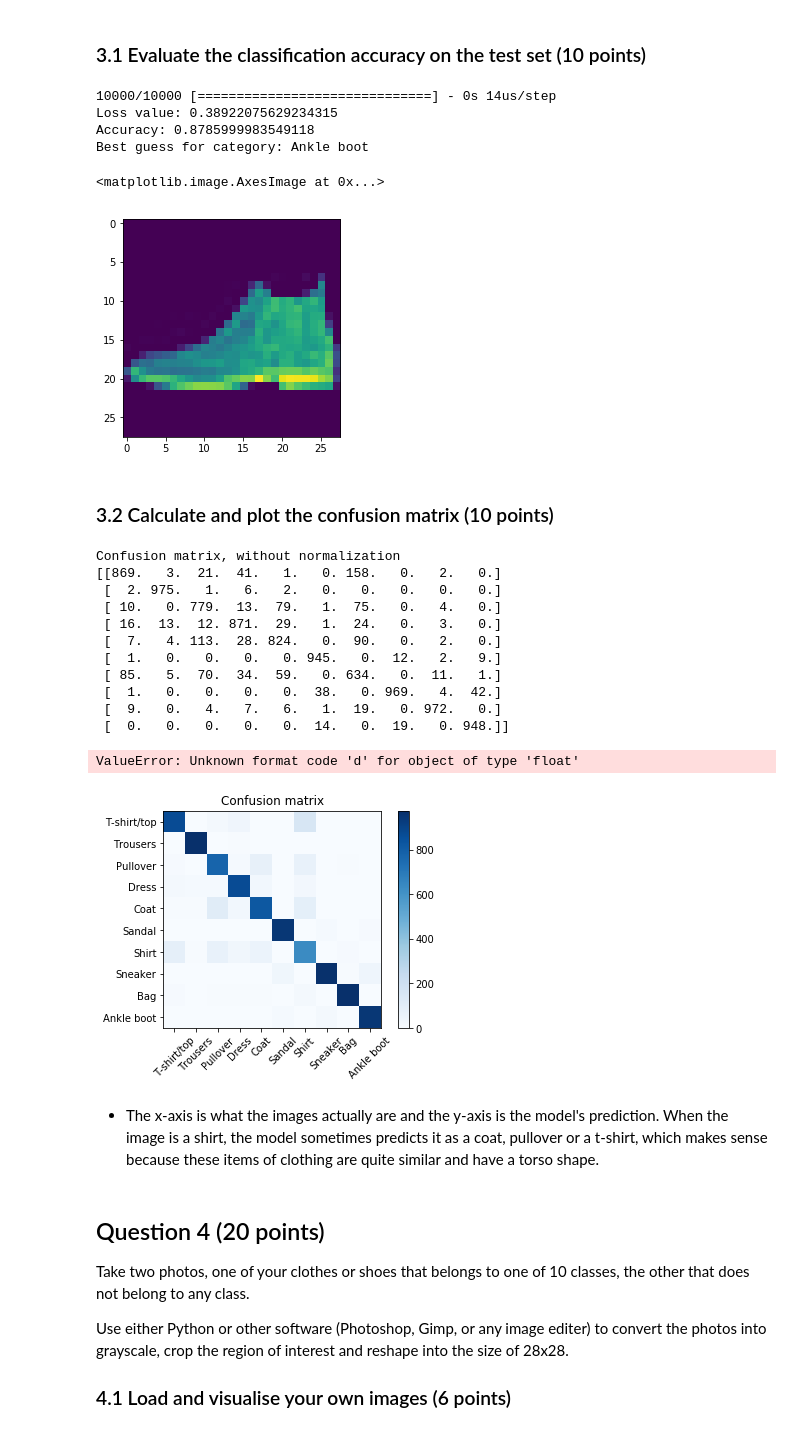
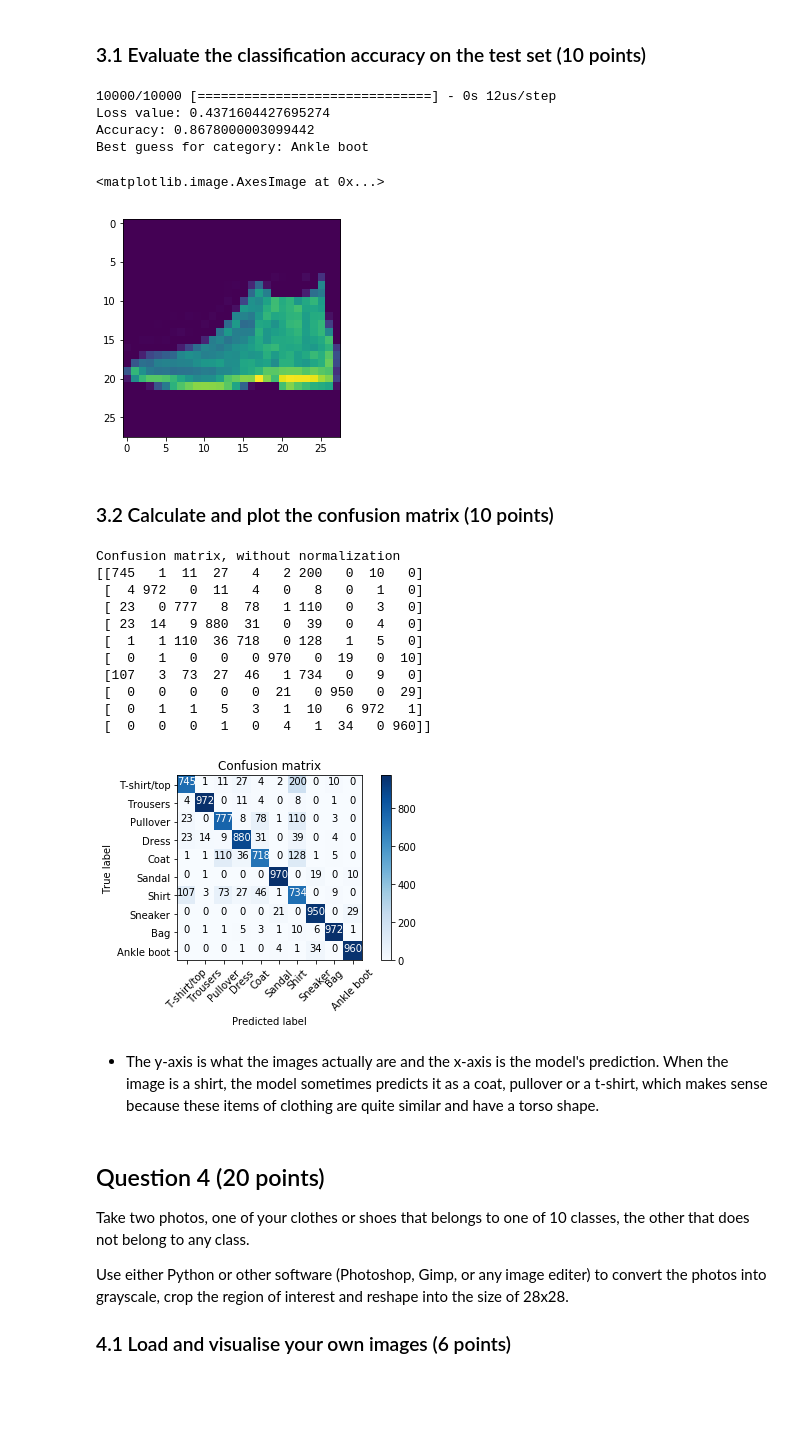
Before and after one commit to KaneKnight/ComputerVision2018-19, a Jupyter notebook: coursework_2/coursework_2.ipynb, the cells around one changed output. Drawn from its saved outputs; the diff is of its cells as text; code cells hidden in the pictures; blank space fills up the shorter version.

```diff
--- a/coursework_2/coursework_2.ipynb
+++ b/coursework_2/coursework_2.ipynb
@@ -189,7 +189,7 @@ y_test = keras.utils.to_categorical(y_test, num_classes)
 # %%
 model = keras.models.Sequential()
 model.add(Dense(784, input_dim=784))
-model.add(Dropout(0.1))
+model.add(Dropout(0.35))
 model.add(Activation('relu'))
 model.add(Dense(300))
 model.add(Activation('relu'))
@@ -261,6 +261,7 @@ def plot_confusion_matrix(cm, classes, normalize=False, title='Confusion matrix'
         normalize: normalize the matrix so that each row amounts to one
         cmap: color map
     """
+    cm=cm.astype(int)
     if normalize:
         cm = cm.astype('float') / cm.sum(axis=1)[:, np.newaxis]
         print("Normalized confusion matrix")
@@ -295,9 +296,9 @@ category = np.argmax(pre)
 print("Best guess for category: %s" % classes[category])
 plt.imshow(x_test_reshaped[0])
 # %% [output]
-10000/10000 [==============================] - 0s 14us/step
-Loss value: 0.38922075629234315
-Accuracy: 0.8785999983549118
+10000/10000 [==============================] - 0s 12us/step
+Loss value: 0.4371604427695274
+Accuracy: 0.8678000003099442
 Best guess for category: Ankle boot
 <matplotlib.image.AxesImage at 0x...>
 [figure]
@@ -306,31 +307,30 @@ Best guess for category: Ankle boot
 # %%
 predictions = model.predict(x=x_test)
 matrix = np.zeros((10, 10))
 
 for i in range(len(predictions)):
     pre = predictions[i]
     guess = np.argmax(pre)
     real = y_test[i]
     actual = np.argmax(real)
-    matrix[guess][actual] += 1
+    matrix[actual][guess] += 1
 
 plot_confusion_matrix(matrix, list(classes.values()))
 # %% [output]
 Confusion matrix, without normalization
-[[869.   3.  21.  41.   1.   0. 158.   0.   2.   0.]
- [  2. 975.   1.   6.   2.   0.   0.   0.   0.   0.]
- [ 10.   0. 779.  13.  79.   1.  75.   0.   4.   0.]
- [ 16.  13.  12. 871.  29.   1.  24.   0.   3.   0.]
- [  7.   4. 113.  28. 824.   0.  90.   0.   2.   0.]
- [  1.   0.   0.   0.   0. 945.   0.  12.   2.   9.]
- [ 85.   5.  70.  34.  59.   0. 634.   0.  11.   1.]
- [  1.   0.   0.   0.   0.  38.   0. 969.   4.  42.]
- [  9.   0.   4.   7.   6.   1.  19.   0. 972.   0.]
- [  0.   0.   0.   0.   0.  14.   0.  19.   0. 948.]]
+[[745   1  11  27   4   2 200   0  10   0]
+ [  4 972   0  11   4   0   8   0   1   0]
+ [ 23   0 777   8  78   1 110   0   3   0]
+ [ 23  14   9 880  31   0  39   0   4   0]
+ [  1   1 110  36 718   0 128   1   5   0]
+ [  0   1   0   0   0 970   0  19   0  10]
+ [107   3  73  27  46   1 734   0   9   0]
+ [  0   0   0   0   0  21   0 950   0  29]
+ [  0   1   1   5   3   1  10   6 972   1]
+ [  0   0   0   1   0   4   1  34   0 960]]
-ValueError: Unknown format code 'd' for object of type 'float'
-[figure, old version]
+[figure, new version]
 # %% [markdown]
-- The x-axis is what the images actually are and the y-axis is the model's prediction. When the image is a shirt, the model sometimes predicts it as a coat, pullover or a t-shirt, which makes sense because these items of clothing are quite similar and have a torso shape.
+- The y-axis is what the images actually are and the x-axis is the model's prediction. When the image is a shirt, the model sometimes predicts it as a coat, pullover or a t-shirt, which makes sense because these items of clothing are quite similar and have a torso shape.
 # %% [markdown]
 ## Question 4 (20 points)
 Take two photos, one of your clothes or shoes that belongs to one of 10 classes, the other that does not belong to any class.
```
Also changed, not shown: parts of 3 cells of this notebook.
